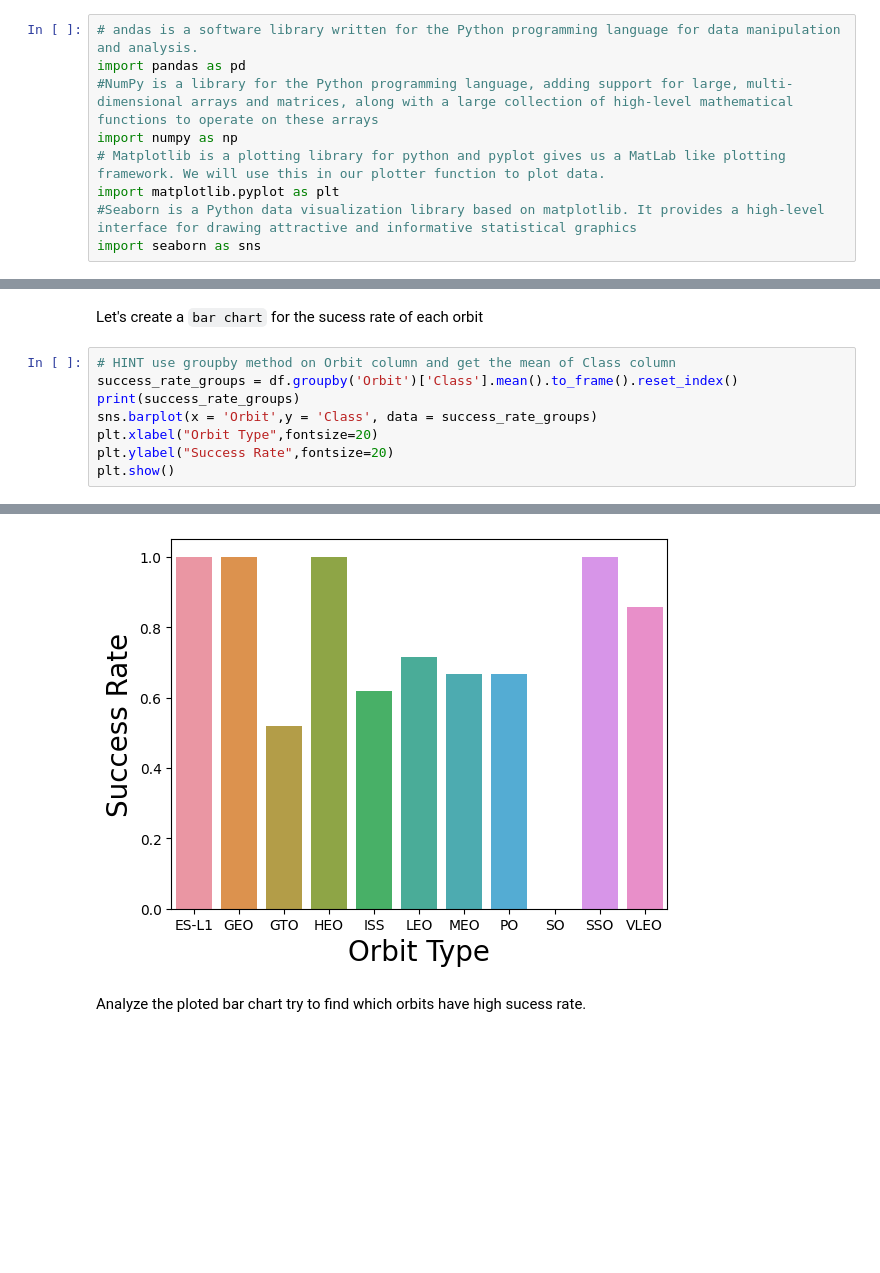
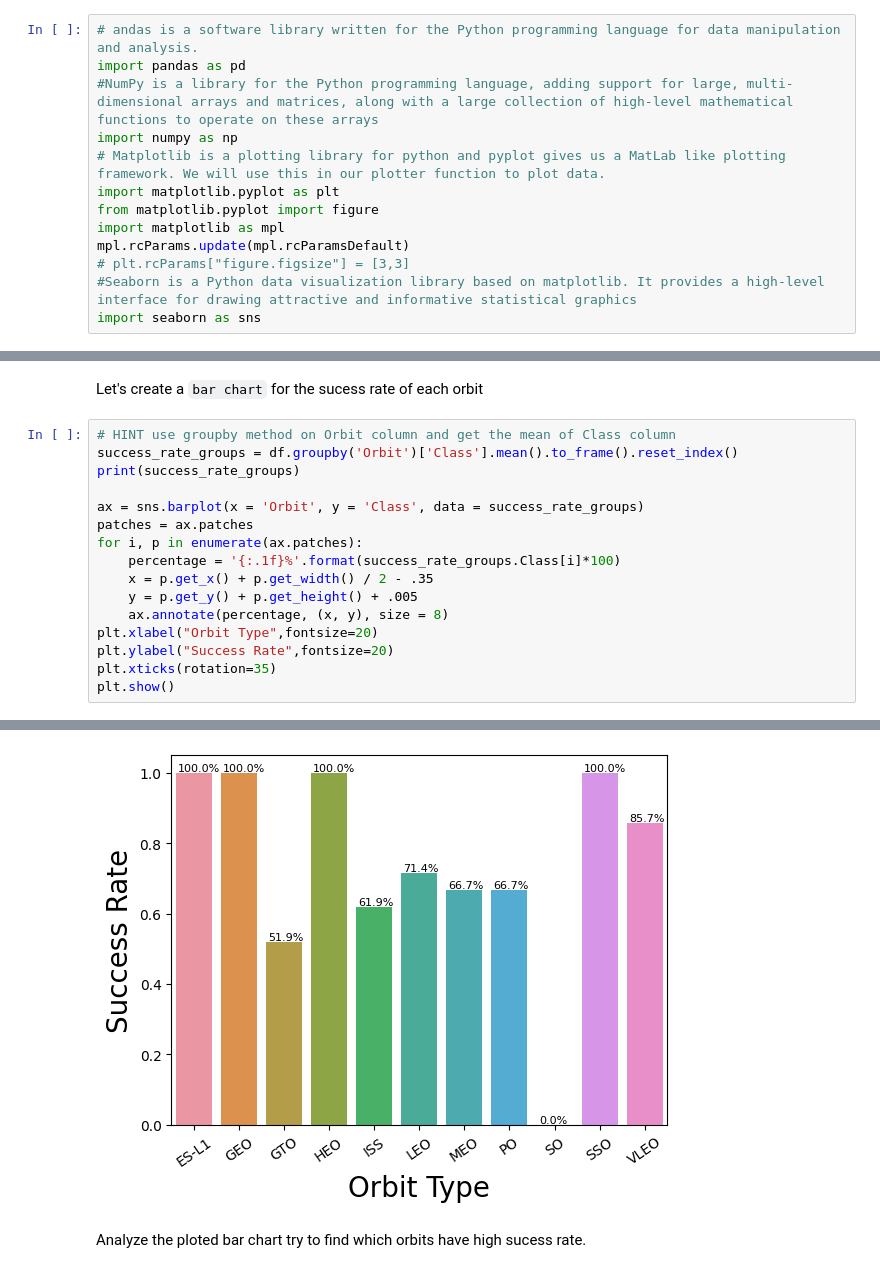
Before and after one commit to jrosilam/SpaceX-Data-Sci-Capstone, a Jupyter notebook: jupyter-labs-eda-dataviz.ipynb, the cells around one changed output, grey strips where cells are left out. Saved outputs shown, nothing was run; the diff lists cells and outputs as text; blank space fills up the shorter version.

```diff
--- a/jupyter-labs-eda-dataviz.ipynb
+++ b/jupyter-labs-eda-dataviz.ipynb
@@ -44,6 +44,10 @@ import pandas as pd
 import numpy as np
 # Matplotlib is a plotting library for python and pyplot gives us a MatLab like plotting framework. We will use this in our plotter function to plot data.
 import matplotlib.pyplot as plt
+from matplotlib.pyplot import figure
+import matplotlib as mpl
+mpl.rcParams.update(mpl.rcParamsDefault)
+# plt.rcParams["figure.figsize"] = [3,3]
 #Seaborn is a Python data visualization library based on matplotlib. It provides a high-level interface for drawing attractive and informative statistical graphics
 import seaborn as sns
 # %% [markdown]
@@ -115,25 +122,33 @@ Let's create a `bar chart` for the sucess rate of each orbit
 # %%
 # HINT use groupby method on Orbit column and get the mean of Class column
 success_rate_groups = df.groupby('Orbit')['Class'].mean().to_frame().reset_index()
 print(success_rate_groups)
-sns.barplot(x = 'Orbit',y = 'Class', data = success_rate_groups)
+
+ax = sns.barplot(x = 'Orbit', y = 'Class', data = success_rate_groups)
+patches = ax.patches
+for i, p in enumerate(ax.patches):
+    percentage = '{:.1f}%'.format(success_rate_groups.Class[i]*100)
+    x = p.get_x() + p.get_width() / 2 - .35
+    y = p.get_y() + p.get_height() + .005
+    ax.annotate(percentage, (x, y), size = 8)
 plt.xlabel("Orbit Type",fontsize=20)
 plt.ylabel("Success Rate",fontsize=20)
+plt.xticks(rotation=35)
 plt.show()
 # %% [output]
     Orbit     Class
 0   ES-L1  1.000000
 1     GEO  1.000000
 2     GTO  0.518519
 3     HEO  1.000000
 4     ISS  0.619048
 5     LEO  0.714286
 6     MEO  0.666667
 7      PO  0.666667
 8      SO  0.000000
 9     SSO  1.000000
 10   VLEO  0.857143
-[figure, old version]
+[figure, new version]
 # %% [markdown]
 Analyze the ploted bar chart try to find which orbits have high sucess rate.
 # %% [markdown]
```
Also changed, not shown: parts of 6 cells of this notebook, 9 other files.
